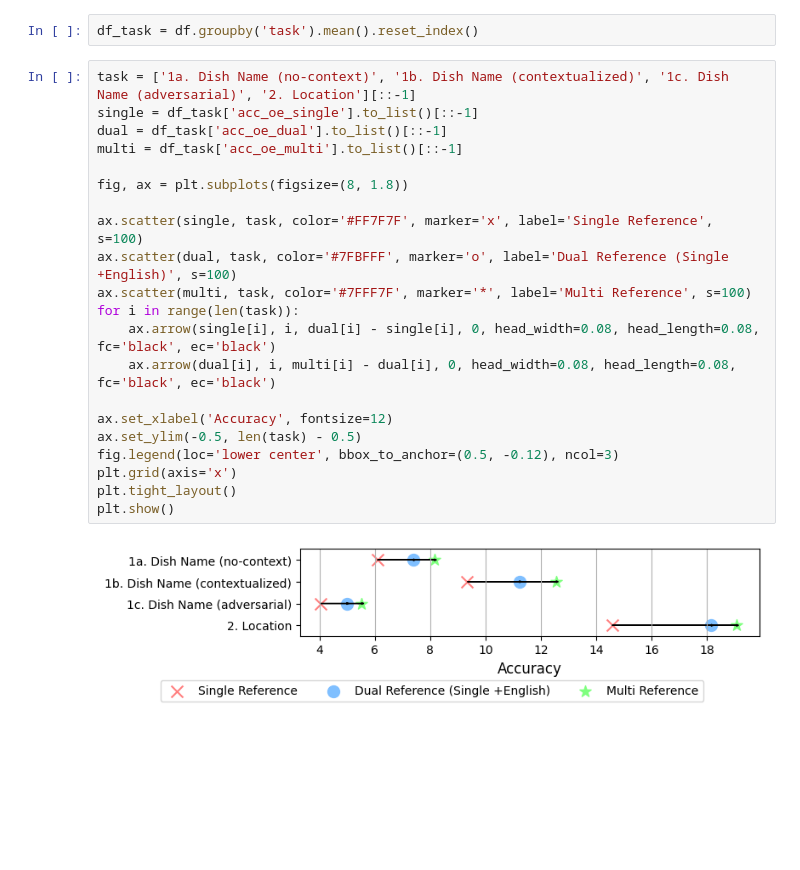
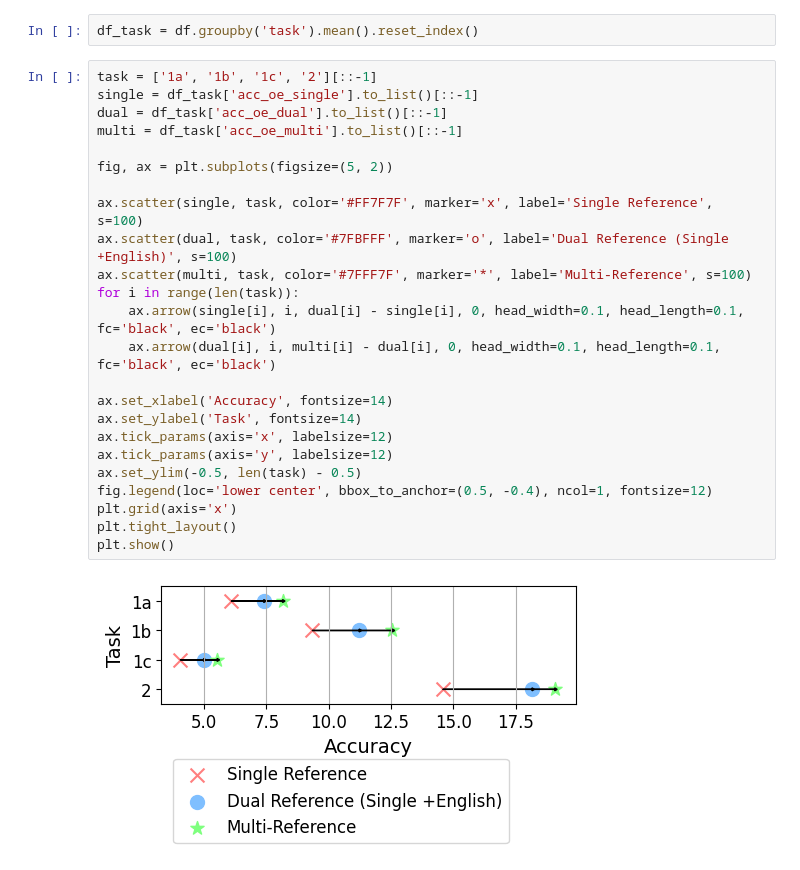
Before and after one commit to worldcuisines/worldcuisines, a Jupyter notebook: evaluation/score/plot/multi_ref.ipynb, the cells around one changed output. Saved outputs shown, nothing was run; the diff lists cells and outputs as text; blank space fills up the shorter version.

Commit message:
feat: some visualization notebook and image

```diff
--- a/evaluation/score/plot/multi_ref.ipynb
+++ b/evaluation/score/plot/multi_ref.ipynb
@@ -79,25 +79,28 @@ plt.show()
 # %%
 df_task = df.groupby('task').mean().reset_index()
 # %%
-task = ['1a. Dish Name (no-context)', '1b. Dish Name (contextualized)', '1c. Dish Name (adversarial)', '2. Location'][::-1]
+task = ['1a', '1b', '1c', '2'][::-1]
 single = df_task['acc_oe_single'].to_list()[::-1]
 dual = df_task['acc_oe_dual'].to_list()[::-1]
 multi = df_task['acc_oe_multi'].to_list()[::-1]
 
-fig, ax = plt.subplots(figsize=(8, 1.8))
+fig, ax = plt.subplots(figsize=(5, 2))
 
 ax.scatter(single, task, color='#FF7F7F', marker='x', label='Single Reference', s=100)
 ax.scatter(dual, task, color='#7FBFFF', marker='o', label='Dual Reference (Single +English)', s=100)
-ax.scatter(multi, task, color='#7FFF7F', marker='*', label='Multi Reference', s=100)
+ax.scatter(multi, task, color='#7FFF7F', marker='*', label='Multi-Reference', s=100)
 for i in range(len(task)):
-    ax.arrow(single[i], i, dual[i] - single[i], 0, head_width=0.08, head_length=0.08, fc='black', ec='black')
-    ax.arrow(dual[i], i, multi[i] - dual[i], 0, head_width=0.08, head_length=0.08, fc='black', ec='black')
+    ax.arrow(single[i], i, dual[i] - single[i], 0, head_width=0.1, head_length=0.1, fc='black', ec='black')
+    ax.arrow(dual[i], i, multi[i] - dual[i], 0, head_width=0.1, head_length=0.1, fc='black', ec='black')
 
-ax.set_xlabel('Accuracy', fontsize=12)
+ax.set_xlabel('Accuracy', fontsize=14)
+ax.set_ylabel('Task', fontsize=14)
+ax.tick_params(axis='x', labelsize=12)
+ax.tick_params(axis='y', labelsize=12)
 ax.set_ylim(-0.5, len(task) - 0.5)
-fig.legend(loc='lower center', bbox_to_anchor=(0.5, -0.12), ncol=3)
+fig.legend(loc='lower center', bbox_to_anchor=(0.5, -0.4), ncol=1, fontsize=12)
 plt.grid(axis='x')
 plt.tight_layout()
 plt.show()
 # %% [output]
-[figure, old version]
+[figure, new version]
```
Also changed, not shown: 6 other files.
